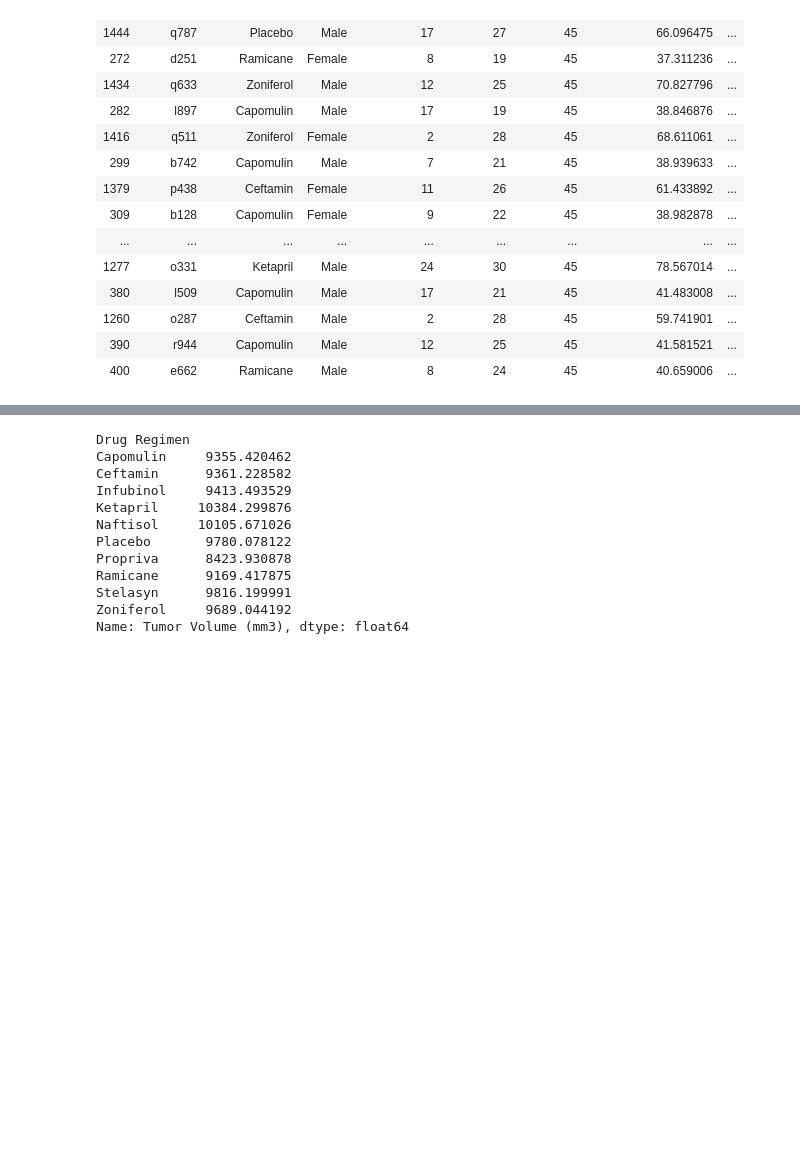
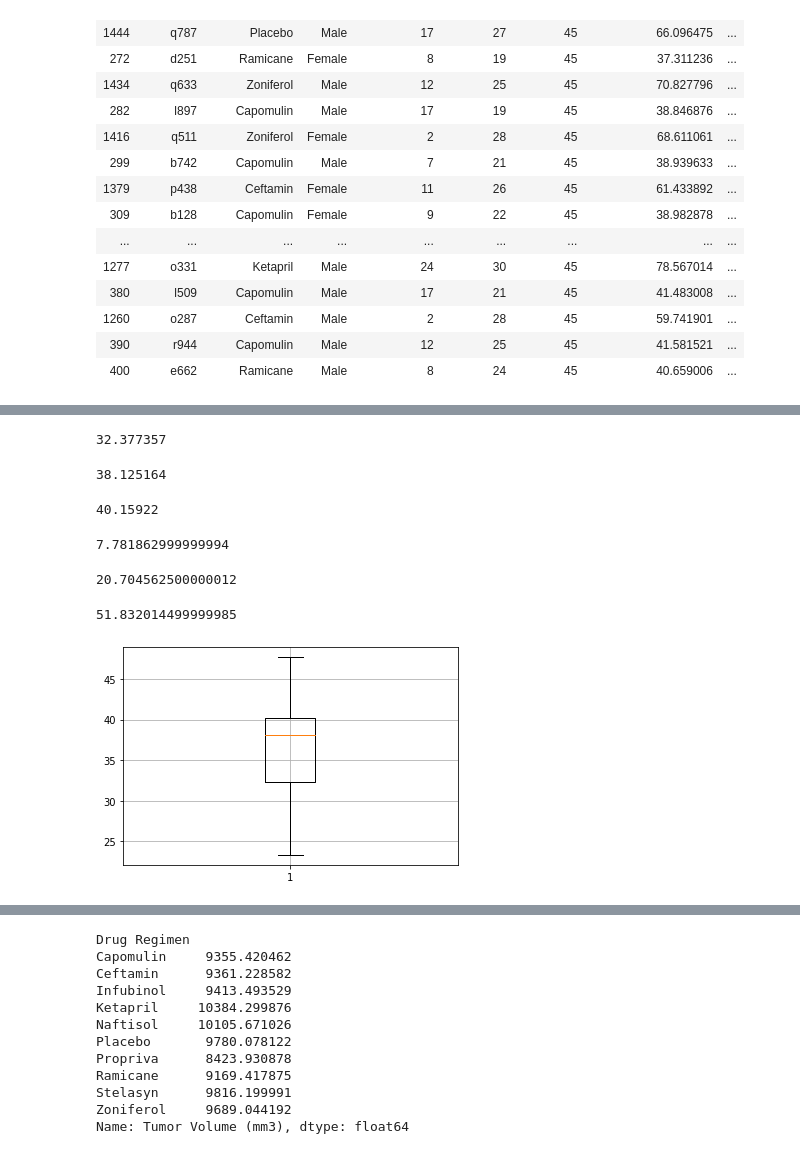
Before and after one commit to KFrench/Matplotlib-Challenge, a Jupyter notebook: Data-checkpoint.ipynb, the cells around one changed output, grey strips where cells are left out. Cells and saved outputs as stored; diff of their text form; code cells hidden in the pictures; blank space fills up the shorter version.

Commit message:
Box plots for each drug regimen added

```diff
--- a/Data-checkpoint.ipynb
+++ b/Data-checkpoint.ipynb
@@ -256,0 +297,38 @@ final_df.head(25)
+# %%
+capo_list=[23.343598,28.430964,28.484033,30.485985,31.023923,31.896238,32.377357,33.329098,34.455298,36.041047,37.074024,37.311846,38.125164,38.753265,38.846876,38.939633,38.982878,39.952347,40.15922,40.658124,40.728578,41.483008,41.581521,46.539206,47.685963]
+# %%
+q1capo=np.percentile(capo_list,25)
+q1capo
+# %% [output]
+32.377357
+# %%
+q2capo=np.percentile(capo_list,50)
+q2capo
+# %% [output]
+38.125164
+# %%
+q3capo=np.percentile(capo_list,75)
+q3capo
+# %% [output]
+40.15922
+# %%
+iqr_capo=q3capo-q1capo
+iqr_capo
+# %% [output]
+7.781862999999994
+# %%
+capo_low=q1capo - (1.5 * iqr_capo)
+capo_low
+# %% [output]
+20.704562500000012
+# %%
+capo_up=q3capo + (1.5*iqr_capo)
+capo_up
+# %% [output]
+51.832014499999985
+# %%
+plt.boxplot(capo_list)
+plt.grid()
+plt.show()
+# %% [output]
+[figure, added]
```
Also changed, not shown: parts of 45 cells of this notebook.
